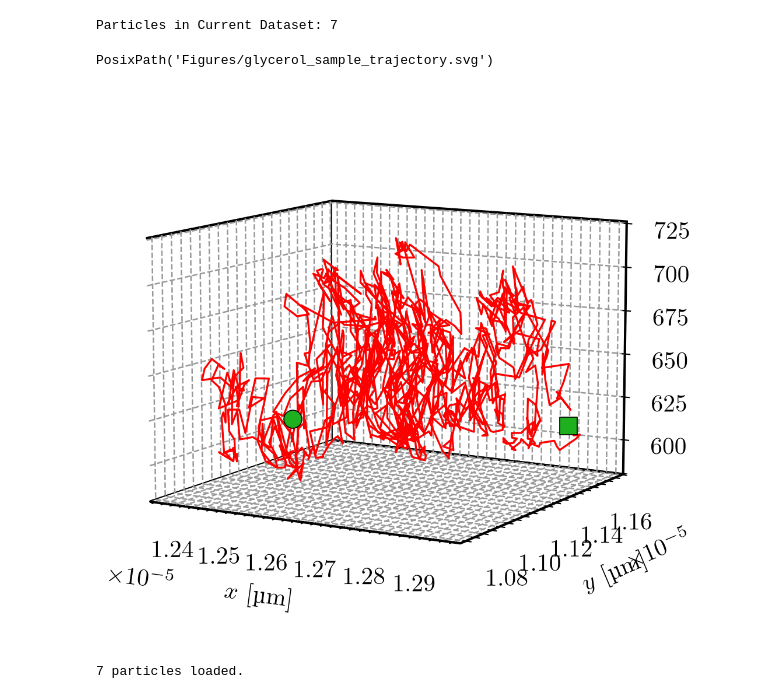
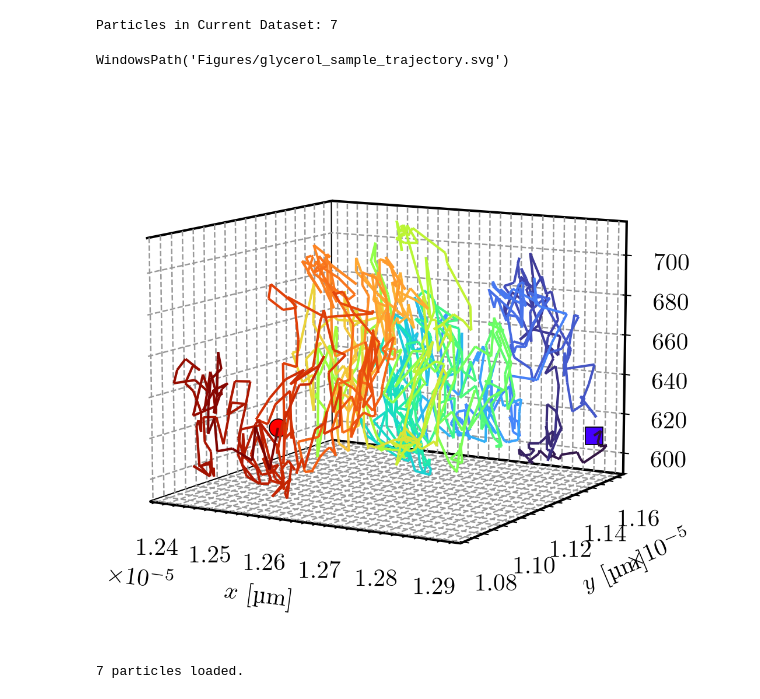
Before and after one commit to sinuose/mj_MASc_2026, a Jupyter notebook: Python/figures_chapter_7.ipynb, the cells around one changed output. Saved outputs shown, nothing was run; the diff lists cells and outputs as text; code cells hidden in the pictures.

Commit message:
figures are fixed and finalized i think

```diff
--- a/Python/figures_chapter_7.ipynb
+++ b/Python/figures_chapter_7.ipynb
@@ -204,19 +204,19 @@ def LoadDataset(file_name):
 # %%
 # List of Datasets For Figure 1
 # Polystyrene + PBS
-# PS_PBS0p1_225nm   = LoadDataset(r"Z:\Data\Martin\Odin_PlanarConfinement_iScat\FinalFigures\PS100_PBS_0p1\ClicOnLeft2\ClicOnLeft2radial_int_50_to_120ws_8_we_26_PythonAnalysis.h5")
-# PS_PBS0p01_225nm  = LoadDataset(r"Z:\Data\Martin\Odin_PlanarConfinement_iScat\FinalFigures\PS100_PBS_0p01\center2\center2radial_int_50_to_120ws_8_we_26_PythonAnalysis.h5")
-# PS_PBS0p001_225nm = LoadDataset(r"Z:\Data\Martin\Odin_PlanarConfinement_iScat\FinalFigures\PS100_PBS_0p001\center_2\center_2radial_int_50_to_120ws_8_we_26_PythonAnalysis.h5")
-# #PS_PBS0p001_300nm = LoadDataset(r"Z:\Data\Martin\Odin_PlanarConfinement_iScat\FinalFigures\PS100_PBS_0p001\center_3\center_3radial_int_50_to_120ws_8_we_26_PythonAnalysis.h5")
+PS_PBS0p1_225nm   = LoadDataset(r"Z:\Data\Martin\Odin_PlanarConfinement_iScat\FinalFigures\PS100_PBS_0p1\ClicOnLeft2\ClicOnLeft2radial_int_50_to_120ws_8_we_26_PythonAnalysis.h5")
+PS_PBS0p01_225nm  = LoadDataset(r"Z:\Data\Martin\Odin_PlanarConfinement_iScat\FinalFigures\PS100_PBS_0p01\center2\center2radial_int_50_to_120ws_8_we_26_PythonAnalysis.h5")
+PS_PBS0p001_225nm = LoadDataset(r"Z:\Data\Martin\Odin_PlanarConfinement_iScat\FinalFigures\PS100_PBS_0p001\center_2\center_2radial_int_50_to_120ws_8_we_26_PythonAnalysis.h5")
+#PS_PBS0p001_300nm = LoadDataset(r"Z:\Data\Martin\Odin_PlanarConfinement_iScat\FinalFigures\PS100_PBS_0p001\center_3\center_3radial_int_50_to_120ws_8_we_26_PythonAnalysis.h5")
 # #PS_PBS0p001_375nm = LoadDataset(r"Z:\Data\Martin\Odin_PlanarConfinement_iScat\FinalFigures\PS100_PBS_0p001\center_4\center_4radial_int_50_to_120ws_8_we_26_PythonAnalysis.h5")
-# PS_PBS0p00001_225nm = LoadDataset(r"Z:\Data\Martin\Odin_PlanarConfinement_iScat\FinalFigures\PS100_PBS_0p00001\ClicOnLeft_2\ClicOnLeft_2radial_int_50_to_120ws_8_we_26_PythonAnalysis.h5")
+PS_PBS0p00001_225nm = LoadDataset(r"Z:\Data\Martin\Odin_PlanarConfinement_iScat\FinalFigures\PS100_PBS_0p00001\ClicOnLeft_2\ClicOnLeft_2radial_int_50_to_120ws_8_we_26_PythonAnalysis.h5")
 
-PS_PBS0p1_225nm   = LoadDataset(r"/Users/korsk/Documents/Github/mj_MASc_2026/h5data_mirror/PS100_PBS_0p1/ClicOnLeft2/ClicOnLeft2radial_int_50_to_120ws_8_we_26_PythonAnalysis.h5")
-PS_PBS0p01_225nm  = LoadDataset(r"/Users/korsk/Documents/Github/mj_MASc_2026/h5data_mirror/PS100_PBS_0p01/center2/center2radial_int_50_to_120ws_8_we_26_PythonAnalysis.h5")
-PS_PBS0p001_225nm = LoadDataset(r"/Users/korsk/Documents/Github/mj_MASc_2026/h5data_mirror/PS100_PBS_0p001/center_2/center_2radial_int_50_to_120ws_8_we_26_PythonAnalysis.h5")
+#PS_PBS0p1_225nm   = LoadDataset(r"/Users/korsk/Documents/Github/mj_MASc_2026/h5data_mirror/PS100_PBS_0p1/ClicOnLeft2/ClicOnLeft2radial_int_50_to_120ws_8_we_26_PythonAnalysis.h5")
+#PS_PBS0p01_225nm  = LoadDataset(r"/Users/korsk/Documents/Github/mj_MASc_2026/h5data_mirror/PS100_PBS_0p01/center2/center2radial_int_50_to_120ws_8_we_26_PythonAnalysis.h5")
+#PS_PBS0p001_225nm = LoadDataset(r"/Users/korsk/Documents/Github/mj_MASc_2026/h5data_mirror/PS100_PBS_0p001/center_2/center_2radial_int_50_to_120ws_8_we_26_PythonAnalysis.h5")
 #PS_PBS0p001_300nm = LoadDataset(r"Z:\Data\Martin\Odin_PlanarConfinement_iScat\FinalFigures\PS100_PBS_0p001\center_3\center_3radial_int_50_to_120ws_8_we_26_PythonAnalysis.h5")
 #PS_PBS0p001_375nm = LoadDataset(r"Z:\Data\Martin\Odin_PlanarConfinement_iScat\FinalFigures\PS100_PBS_0p001\center_4\center_4radial_int_50_to_120ws_8_we_26_PythonAnalysis.h5")
-PS_PBS0p00001_225nm = LoadDataset(r"/Users/korsk/Documents/Github/mj_MASc_2026/h5data_mirror/PS100_PBS_0p00001/ClicOnLeft_2/ClicOnLeft_2radial_int_50_to_120ws_8_we_26_PythonAnalysis.h5")
+#PS_PBS0p00001_225nm = LoadDataset(r"/Users/korsk/Documents/Github/mj_MASc_2026/h5data_mirror/PS100_PBS_0p00001/ClicOnLeft_2/ClicOnLeft_2radial_int_50_to_120ws_8_we_26_PythonAnalysis.h5")
 # %% [output]
 Particles in Current Dataset: 8
 Particles in Current Dataset: 53
@@ -1167,10 +1167,10 @@ PosixPath('Figures/RadxvsRadz_PBS.svg')
 # %%
 # List of Datasets For Figure 1
 # Polystyrene + PBS
-#PS_PBS1_GLY45p_225nm   = LoadDataset(r"Z:\Data\Martin\Odin_PlanarConfinement_iScat\FinalFigures\PS100_PBS_1_GLY_75p\ClicOnLeft2\ClicOnLeft2radial_int_50_to_359ws_8_we_26_PythonAnalysis.h5")#"Z:\Data\Martin\Odin_PlanarConfinement_iScat\FinalFigures\PS100_PBS_1_GLY_45p\ClicOnLeft2\mj_iSCAT_100nmPS_75p_1xPBS_1ms_exp_900mW_CLiConLeft_Pinhole_2ndmax_f2radial_int_0_to_80ws_8_we_26_PythonAnalysis.h5")
+PS_PBS1_GLY45p_225nm   = LoadDataset(r"Z:\Data\Martin\Odin_PlanarConfinement_iScat\FinalFigures\PS100_PBS_1_GLY_75p\ClicOnLeft2\ClicOnLeft2radial_int_50_to_359ws_8_we_26_PythonAnalysis.h5")#"Z:\Data\Martin\Odin_PlanarConfinement_iScat\FinalFigures\PS100_PBS_1_GLY_45p\ClicOnLeft2\mj_iSCAT_100nmPS_75p_1xPBS_1ms_exp_900mW_CLiConLeft_Pinhole_2ndmax_f2radial_int_0_to_80ws_8_we_26_PythonAnalysis.h5")
 #PS_PBS1_GLY45p_225nm   = LoadDataset(r"Z:\Data\Martin\Odin_PlanarConfinement_iScat\FinalFigures\PS100_PBS_1_GLY_75p\ClicOnLeft2\ClicOnLeft2radial_int_50_to_359ws_8_we_26maxstep5nm_PythonAnalysis.h5")#"Z:\Data\Martin\Odin_PlanarConfinement_iScat\FinalFigures\PS100_PBS_1_GLY_45p\ClicOnLeft2\mj_iSCAT_100nmPS_75p_1xPBS_1ms_exp_900mW_CLiConLeft_Pinhole_2ndmax_f2radial_int_0_to_80ws_8_we_26_PythonAnalysis.h5")
 
-PS_PBS1_GLY45p_225nm   = LoadDataset(r"/Users/korsk/Documents/Github/mj_MASc_2026/h5data_mirror/PS100_PBS_1_GLY_75p/ClicOnLeft2/ClicOnLeft2radial_int_50_to_359ws_8_we_26maxstep5nm_PythonAnalysis.h5")
+#PS_PBS1_GLY45p_225nm   = LoadDataset(r"/Users/korsk/Documents/Github/mj_MASc_2026/h5data_mirror/PS100_PBS_1_GLY_75p/ClicOnLeft2/ClicOnLeft2radial_int_50_to_359ws_8_we_26maxstep5nm_PythonAnalysis.h5")
 #PS_PBS1_GLY45p_300nm   = LoadDataset(r"Z:\Data\Martin\Odin_PlanarConfinement_iScat\FinalFigures\PS100_PBS_1_GLY_45p\ClicOnLeft3\mj_iSCAT_100nmPS_75p_1xPBS_1ms_exp_900mW_CLiConLeft_Pinhole_2ndmax_f3radial_int_0_to_80ws_8_we_26_PythonAnalysis.h5")
 # %% [output]
 Particles in Current Dataset: 7
@@ -1184,39 +1184,53 @@ z_traj = sample_traj[0].traj_z
 fig = plt.figure(figsize=(4, 5))
 ax = fig.add_subplot(projection='3d')
 
 f2u = 1000
+
+from mpl_toolkits.mplot3d.art3d import Line3DCollection
+# 2. Chop the single line into small segments
+points = np.array([x_traj[:f2u], y_traj[:f2u], z_traj[:f2u]]).T.reshape(-1, 1, 3)
+segments = np.concatenate([points[:-1], points[1:]], axis=1)
+lc = Line3DCollection(segments, cmap='turbo', linewidths=1, alpha=1)
+lc.set_array(np.linspace(0, 1, len(segments)))
+
 # trajectory as a thin continuous red line (no markers)
-ax.plot(x_traj[:f2u], y_traj[:f2u], z_traj[:f2u], color='red', lw=0.8)
+#ax.plot(x_traj[:f2u], y_traj[:f2u], z_traj[:f2u], color=, lw=0.8)
+
+ax.add_collection3d(lc)
+ax.set_xlim(x_traj[:f2u].min(), x_traj[:f2u].max())
+ax.set_ylim(y_traj[:f2u].min(), y_traj[:f2u].max())
+ax.set_zlim(z_traj[:f2u].min(), z_traj[:f2u].max())
 
 # endpoints: square at the start r(t_0), circle at the end r(t_N)
-GREEN = '#1fb01f'
+RED = "#FF0000"
+BLUE = "#4400FF"
 ax.scatter(x_traj[0], y_traj[0], z_traj[0],
-           marker='s', s=55, color=GREEN, edgecolor='k', lw=0.4, zorder=5)
+           marker='s', s=55, color=BLUE, edgecolor='k', lw=0.4, zorder=5)
 ax.scatter(x_traj[f2u-1], y_traj[f2u-1], z_traj[f2u-1],
-           marker='o', s=55, color=GREEN, edgecolor='k', lw=0.4, zorder=5)
+           marker='o', s=55, color=RED, edgecolor='k', lw=0.4, zorder=5)
 
 # axis labels in µm
 ax.set_xlabel(r'$x$ [µm]')
 ax.set_ylabel(r'$y$ [µm]')
 ax.set_zlabel(r'$z$ [µm]')
 
 # panel tag in axes-fraction coordinates
 #ax.text2D(0.03, 0.90, '(e)', transform=ax.transAxes,         fontsize=14, fontweight='bold')
 
 # white panes with dashed grey gridlines
 for axis in (ax.xaxis, ax.yaxis, ax.zaxis):
     axis.set_pane_color((1, 1, 1, 1))     # white walls
     axis.pane.set_edgecolor('k')          # black box edges
     axis._axinfo['grid'].update(color='0.6', linestyle='--', linewidth=0.6)
 
 # low-elevation 3D box: x recedes front-left, y front-right
 ax.view_init(elev=10, azim=-60)
 
 save_fig(fig, 'Figures/glycerol_sample_trajectory', also='pdf')
 #plt.show()
 # %% [output]
-PosixPath('Figures/glycerol_sample_trajectory.svg')
+WindowsPath('Figures/glycerol_sample_trajectory.svg')
-[figure, old version]
+[figure, new version]
 # %%
 panel_a_datasets = [PS_PBS1_GLY45p_225nm]#, PS_PBS1_GLY45p_300nm]
 
```
Also changed, not shown: parts of 1 cell of this notebook, 35 other files.
